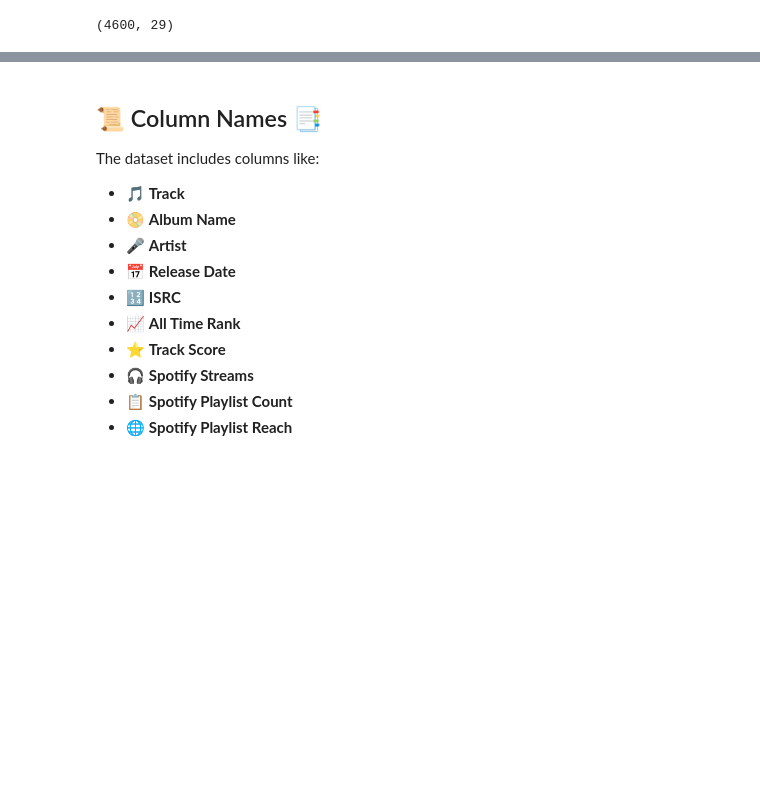
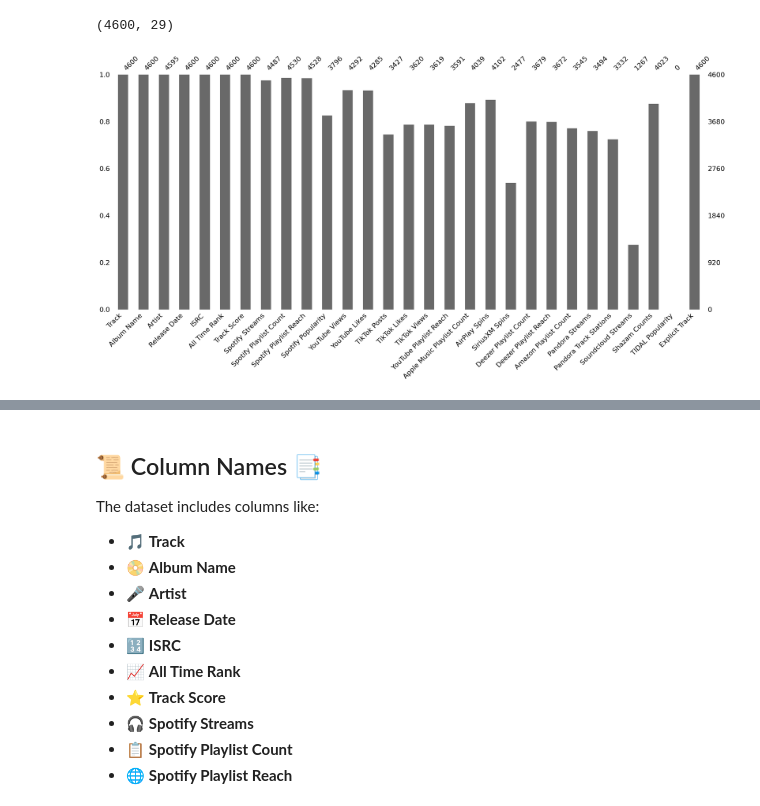
Before and after one commit to Abhijith-S-D/Spotify-EDA, a Jupyter notebook: Spotify_EDA.ipynb, the cells around one changed output, grey strips where cells are left out. Cells and saved outputs as stored; diff of their text form; code cells hidden in the pictures; blank space fills up the shorter version.

```diff
--- a/Spotify_EDA.ipynb
+++ b/Spotify_EDA.ipynb
@@ -113,3 +115,8 @@ df.tail(3)
 df.shape
 # %% [output]
 (4600, 29)
+# %%
+msno.bar(df)
+plt.show()
+# %% [output]
+[figure, added]
```
Also changed, not shown: parts of 61 cells of this notebook.
